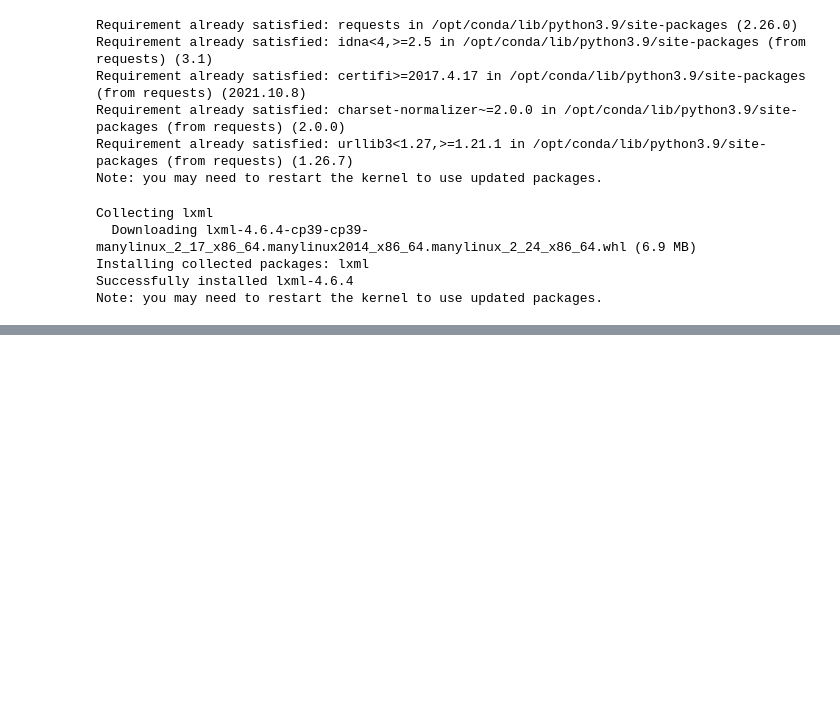
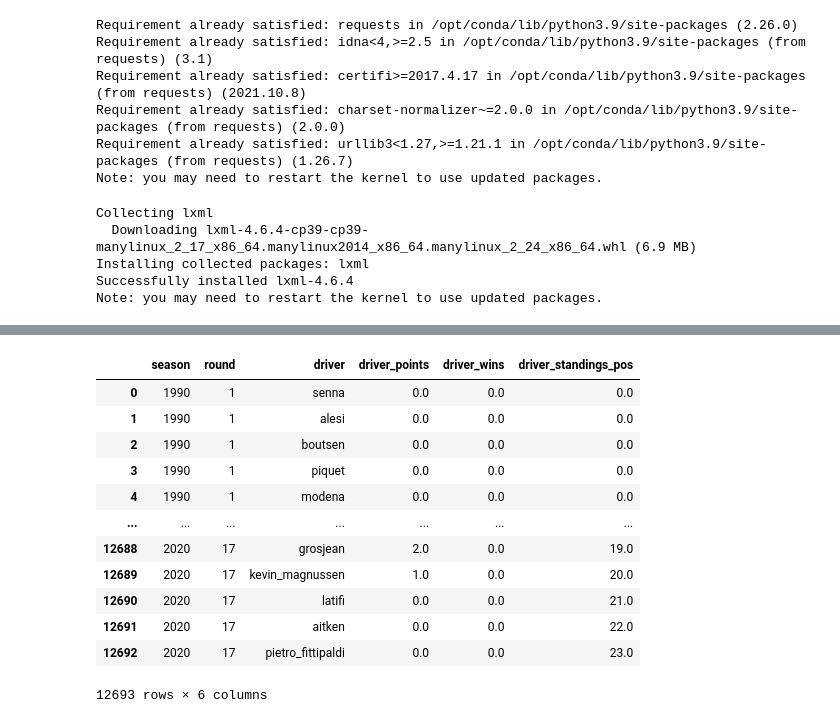
Before and after one commit to IdrissKad/formula1, a Jupyter notebook: Import data.ipynb, the cells around one changed output, grey strips where cells are left out. Saved outputs shown, nothing was run; the diff lists cells and outputs as text; code cells hidden in the pictures; blank space fills up the shorter version.

```diff
--- a/Import data.ipynb
+++ b/Import data.ipynb
@@ -236,4 +289,20 @@ driver_standings = lookup(driver_standings, 'driver', 'driver_standings_pos')
 
 driver_standings.drop(['driver_points_after_race', 'driver_wins_after_race', 'driver_standings_pos_after_race'],
                       axis = 1, inplace = True)
+# %%
+driver_standings
+# %% [output]
+|  | season | round | driver | driver_points | driver_wins | driver_standings_pos |
+| 0 | 1990 | 1 | senna | 0.0 | 0.0 | 0.0 |
+| 1 | 1990 | 1 | alesi | 0.0 | 0.0 | 0.0 |
+| 2 | 1990 | 1 | boutsen | 0.0 | 0.0 | 0.0 |
+| 3 | 1990 | 1 | piquet | 0.0 | 0.0 | 0.0 |
+| 4 | 1990 | 1 | modena | 0.0 | 0.0 | 0.0 |
+| ... | ... | ... | ... | ... | ... | ... |
+| 12688 | 2020 | 17 | grosjean | 2.0 | 0.0 | 19.0 |
+| 12689 | 2020 | 17 | kevin_magnussen | 1.0 | 0.0 | 20.0 |
+| 12690 | 2020 | 17 | latifi | 0.0 | 0.0 | 21.0 |
+| 12691 | 2020 | 17 | aitken | 0.0 | 0.0 | 22.0 |
+| 12692 | 2020 | 17 | pietro_fittipaldi | 0.0 | 0.0 | 23.0 |
+12693 rows × 6 columns
 # %%
```
Also changed, not shown: parts of 9 cells of this notebook.
